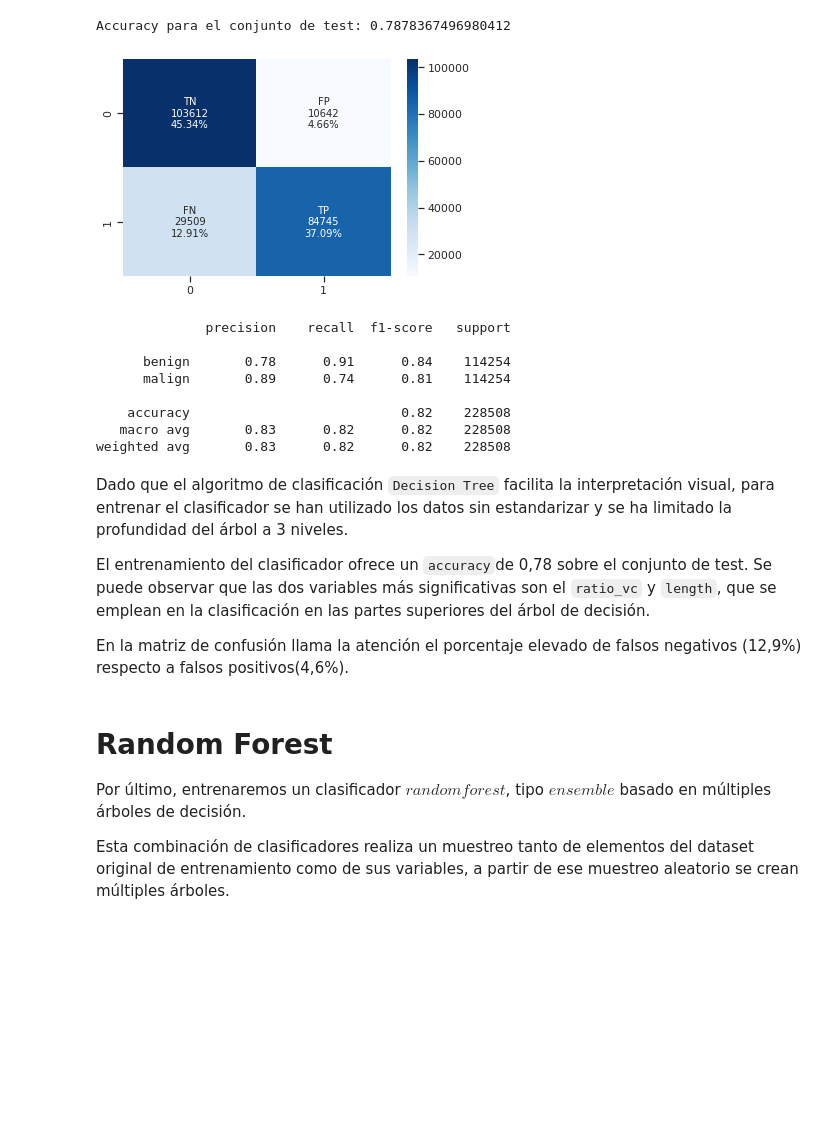
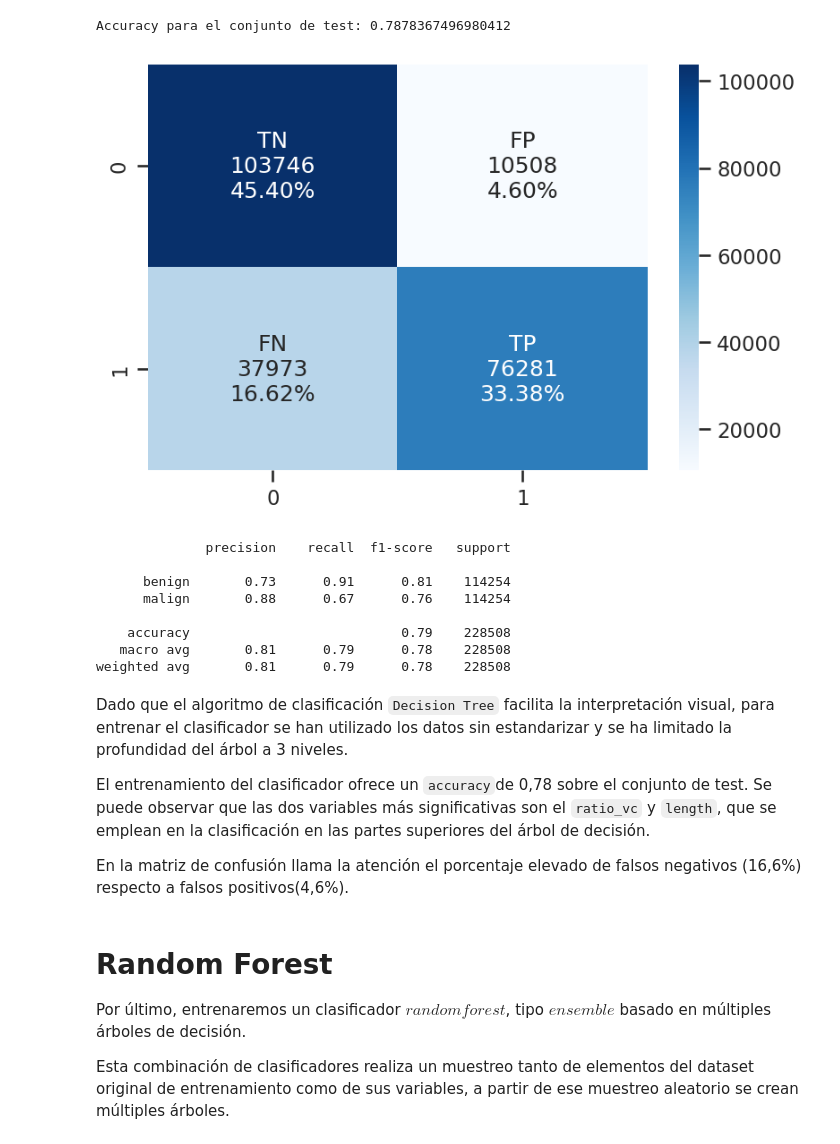
Before and after one commit to pbenito1/TFM, a Jupyter notebook: MachineLearning_FeaturesLexicas.ipynb, the cells around one changed output. Saved outputs shown, nothing was run; the diff lists cells and outputs as text; code cells hidden in the pictures; blank space fills up the shorter version.

```diff
--- a/MachineLearning_FeaturesLexicas.ipynb
+++ b/MachineLearning_FeaturesLexicas.ipynb
@@ -148,27 +147,27 @@ print("Accuracy para el conjunto de test:", sklearn.metrics.accuracy_score(y_tes
 # %% [output]
 Accuracy para el conjunto de test: 0.7878367496980412
 # %%
-cf_matrix = confusion_matrix(y_test_std, y_pred_rf)
+cf_matrix = confusion_matrix(y_test, y_test_pred)
 custom_cm(cf_matrix)
 # %% [output]
-[figure, old version]
+[figure, new version]
 # %%
-print(classification_report(y_test_std, y_pred_rf))
+print(classification_report(y_test, y_test_pred))
 # %% [output]
               precision    recall  f1-score   support
 
-      benign       0.78      0.91      0.84    114254
-      malign       0.89      0.74      0.81    114254
+      benign       0.73      0.91      0.81    114254
+      malign       0.88      0.67      0.76    114254
 
-    accuracy                           0.82    228508
-   macro avg       0.83      0.82      0.82    228508
-weighted avg       0.83      0.82      0.82    228508
+    accuracy                           0.79    228508
+   macro avg       0.81      0.79      0.78    228508
+weighted avg       0.81      0.79      0.78    228508
 # %% [markdown]
 Dado que el algoritmo de clasificación `Decision Tree` facilita la interpretación visual, para entrenar el clasificador se han utilizado los datos sin estandarizar y se ha limitado la profundidad del árbol a 3 niveles.
 
 El entrenamiento del clasificador ofrece un `accuracy`de 0,78 sobre el conjunto de test. Se puede observar que las dos variables más significativas son el `ratio_vc` y `length`, que se emplean en la clasificación en las partes superiores del árbol de decisión.
 
-En la matriz de confusión llama la atención el porcentaje elevado de falsos negativos (12,9%) respecto a falsos positivos(4,6%).
+En la matriz de confusión llama la atención el porcentaje elevado de falsos negativos (16,6%) respecto a falsos positivos(4,6%).
 # %% [markdown]
 # Random Forest
 
```
Also changed, not shown: parts of 8 cells of this notebook.
